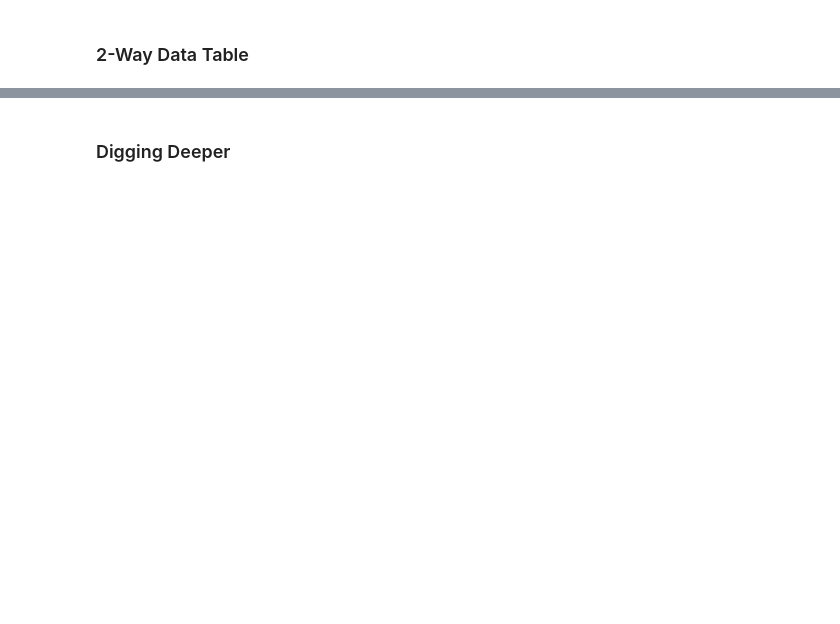
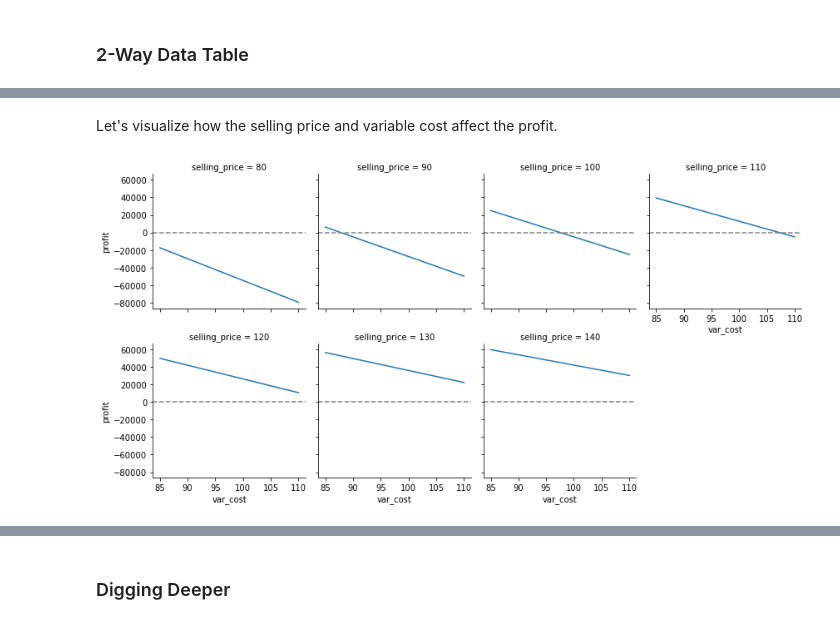
Before and after one commit to dimasmoosa/mis6900_hw2, a Jupyter notebook: hw2_dmoosa.ipynb, the cells around one changed output, grey strips where cells are left out. Saved outputs shown, nothing was run; the diff lists cells and outputs as text; code cells hidden in the pictures; blank space fills up the shorter version.

Commit message:
finished break-even, 2-way data table, and digging deeper portions of analysis 1

```diff
--- a/hw2_dmoosa.ipynb
+++ b/hw2_dmoosa.ipynb
@@ -49,19 +49,22 @@ class SingleProductSPF(Model):
         demand = (self.spf_quadratic * (self.selling_price ** 2)) - (self.spf_linear * self.selling_price) + (self.spf_constant)
         return demand
 
+    def total_cost(self):
+        total_cost = (self.demand() * self.var_cost) + self.fixed_cost
+        return total_cost
+
+    def total_revenue(self):
+        total_revenue = self.demand() * self.selling_price
+        return total_revenue
+
     def profit(self):
-        profit = (self.demand() * self.selling_price) - ((self.demand() * self.var_cost) + self.fixed_cost)
+        profit = self.total_revenue() - self.total_cost()
         return profit
-
-    def breakeven_selling_price(self):
-        breakeven_selling_price = self.goal_seek(obj_fn = 'profit', target = 0, by_changing = 'selling_price', a = 0, b = 2000, N = 100)
-        return breakeven_selling_price
 # %% [markdown]
 Instantiating an instance of our SPF model and confirming that we're getting the correct demand and profit value with default parameters
 # %%
-model = SingleProductSPF(selling_price=102.58)
+model = SingleProductSPF()
 print(f"Single product SPF model demand with selling price set at ${model.selling_price:,.2f} is: ${model.demand():,.2f}")
 print(f"Single product SPF model profit with selling price set at ${model.selling_price:,.2f} is: ${model.profit():,.2f}")
-print(f"Single product SPF model break-even selling price is: ${model.breakeven_selling_price():,.2f}")
 print(f"Single product SPF model attributes: {model}")
 # %% [output]
@@ -116,0 +129,7 @@ In short, the relationship is nonlinear and this makes sense since our SPF (sell
+# %%
+two_way_inputs = {'selling_price': np.arange(80, 141, 10),
+                 'var_cost': np.arange(85, 111, 5)}
+two_way_outputs = ['profit', 'total_cost']
+
+two_way_df = model.data_table(two_way_inputs, two_way_outputs)
+two_way_df
@@ -116,0 +154,8 @@ In short, the relationship is nonlinear and this makes sense since our SPF (sell
+# %% [markdown]
+Let's visualize how the selling price and variable cost affect the profit.
+# %%
+two_way_graph = sns.FacetGrid(two_way_df, col="selling_price", sharey=True, col_wrap=4)
+two_way_graph = two_way_graph.map(plt.plot, "var_cost", "profit")
+two_way_graph = two_way_graph.refline(y=0)
+# %% [output]
+[figure, added]
```
Also changed, not shown: parts of 16 cells of this notebook.
